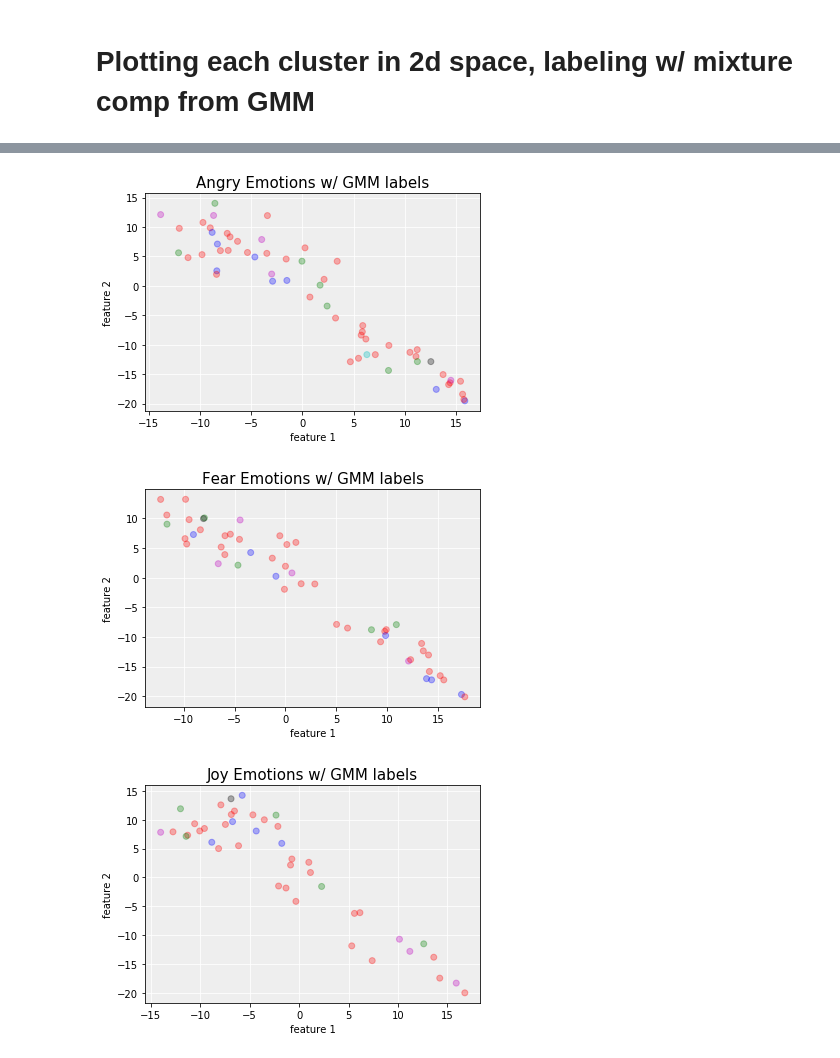
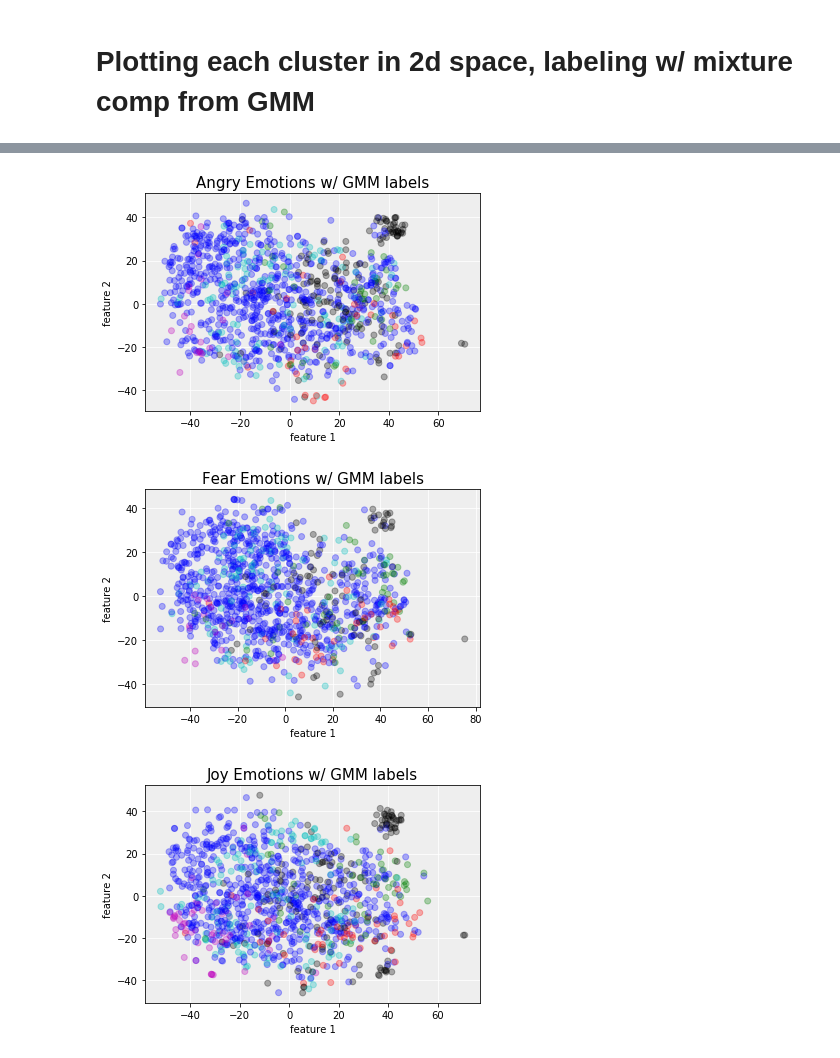
Before and after one commit to chyu0818/cs159, a Jupyter notebook: gmm/GMM_visualization.ipynb, the cells around one changed output, grey strips where cells are left out. Cells and saved outputs as stored; diff of their text form; code cells hidden in the pictures.

```diff
--- a/gmm/GMM_visualization.ipynb
+++ b/gmm/GMM_visualization.ipynb
@@ -12,7 +12,7 @@ def get_model(file_name):
         temp_model = pickle.load(file)
         return temp_model
 # %%
-model = get_model("unsupervised_7_emotions.pkl")
+model = get_model("unsupervised_7_emotions_wordvector.pkl")
 # %%
 def get_encodings(file_name):
     X = []
@@ -38,7 +38,7 @@ def get_encodings(file_name):
             y.append(emotion)
     return X, y
 # %%
-X, y = get_encodings("layers300ish.txt")
+X, y = get_encodings("word_vec.txt")
 # %%
 print(len(set(y)))
 # %% [output]
@@ -153,16 +172,25 @@ X_joy = [x for i, x in enumerate(embeddings_tsne_784_2) if y[i] == "joy"]
 X_disgust = [x for i, x in enumerate(embeddings_tsne_784_2) if y[i] == "disgust"]
 X_fear = [x for i, x in enumerate(embeddings_tsne_784_2) if y[i] == "fear"]
 
+X_anger_i = [i for i, x in enumerate(embeddings_tsne_784_2) if y[i] == "anger"]
+X_joy_i = [i for i, x in enumerate(embeddings_tsne_784_2) if y[i] == "joy"]
+X_disgust_i = [i for i, x in enumerate(embeddings_tsne_784_2) if y[i] == "disgust"]
+X_fear_i = [i for i, x in enumerate(embeddings_tsne_784_2) if y[i] == "fear"]
+
 X_anger = np.array(X_anger)
 X_joy = np.array(X_joy)
 X_disgust = np.array(X_disgust)
 X_fear = np.array(X_fear)
+X_anger_i = np.array(X_anger_i)
+X_joy_i = np.array(X_joy_i)
+X_disgust_i = np.array(X_disgust_i)
+X_fear_i = np.array(X_fear_i)
 # %%
 # true_x should be high d GMM
 # x_emotion should be dimension reduces original data
 predictions = model.predict(X)
 
-def plot_emotion_wrt_gmm(x_emotion, title, predictions, gmm):
+def plot_emotion_wrt_gmm(x_emotion, x_indices, title, predictions, gmm):
     x = x_emotion[:, 0]
     y = x_emotion[:, 1]
     fig, ax = plt.subplots(subplot_kw=dict(facecolor='#EEEEEE'))
@@ -171,17 +199,18 @@ def plot_emotion_wrt_gmm(x_emotion, title, predictions, gmm):
     N = len(x)
     hehe = []
     for i in range(N):
-        if predictions[i] == 0:
+        temp_i = x_indices[i]
+        if predictions[temp_i] == 0:
             hehe.append("g")
-        elif predictions[i] == 1:
+        elif predictions[temp_i] == 1:
             hehe.append("m")
-        elif predictions[i] == 2:
+        elif predictions[temp_i] == 2:
             hehe.append("b")
-        elif predictions[i] == 3:
+        elif predictions[temp_i] == 3:
             hehe.append("r")
-        elif predictions[i] == 4:
+        elif predictions[temp_i] == 4:
             hehe.append("c")
-        elif predictions[i] == 5:
+        elif predictions[temp_i] == 5:
             hehe.append("k")
         else:
             hehe.append("b")
@@ -203,13 +250,13 @@ def plot_emotion_wrt_gmm(x_emotion, title, predictions, gmm):
 # %%
-plot_emotion_wrt_gmm(X_anger, "Angry Emotions w/ GMM labels", predictions, model)
+plot_emotion_wrt_gmm(X_anger, X_anger_i, "Angry Emotions w/ GMM labels", predictions, model)
 # %% [output]
-[figure, old version]
+[figure, new version]
 # %%
-plot_emotion_wrt_gmm(X_fear, "Fear Emotions w/ GMM labels", predictions, model)
+plot_emotion_wrt_gmm(X_fear, X_fear_i, "Fear Emotions w/ GMM labels", predictions, model)
 # %% [output]
-[figure, old version]
+[figure, new version]
 # %%
-plot_emotion_wrt_gmm(X_joy, "Joy Emotions w/ GMM labels", predictions, model)
+plot_emotion_wrt_gmm(X_joy, X_joy_i, "Joy Emotions w/ GMM labels", predictions, model)
 # %% [output]
-[figure, old version]
+[figure, new version]
 # %%
```
Also changed, not shown: parts of 9 cells of this notebook, 2 other files.
